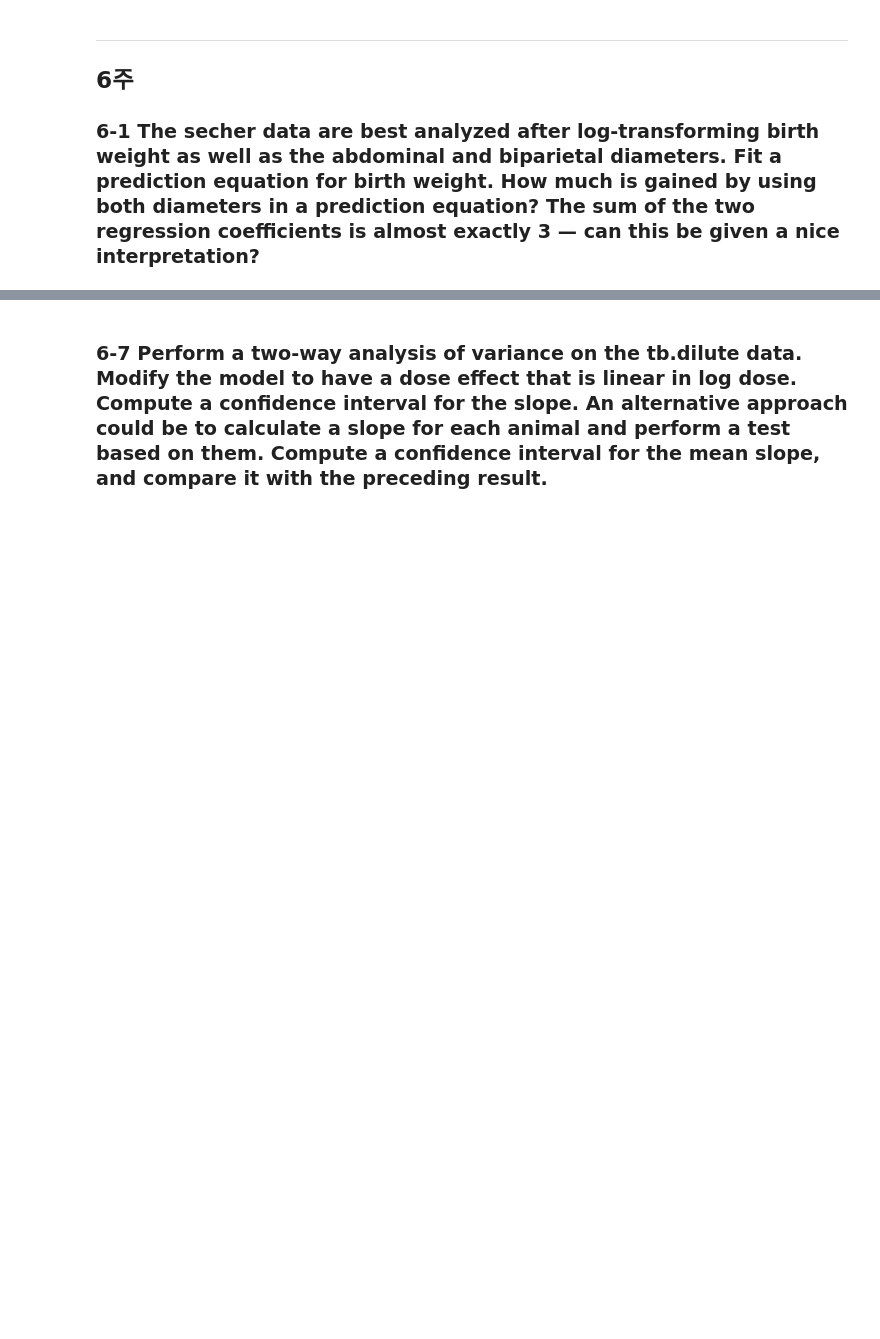
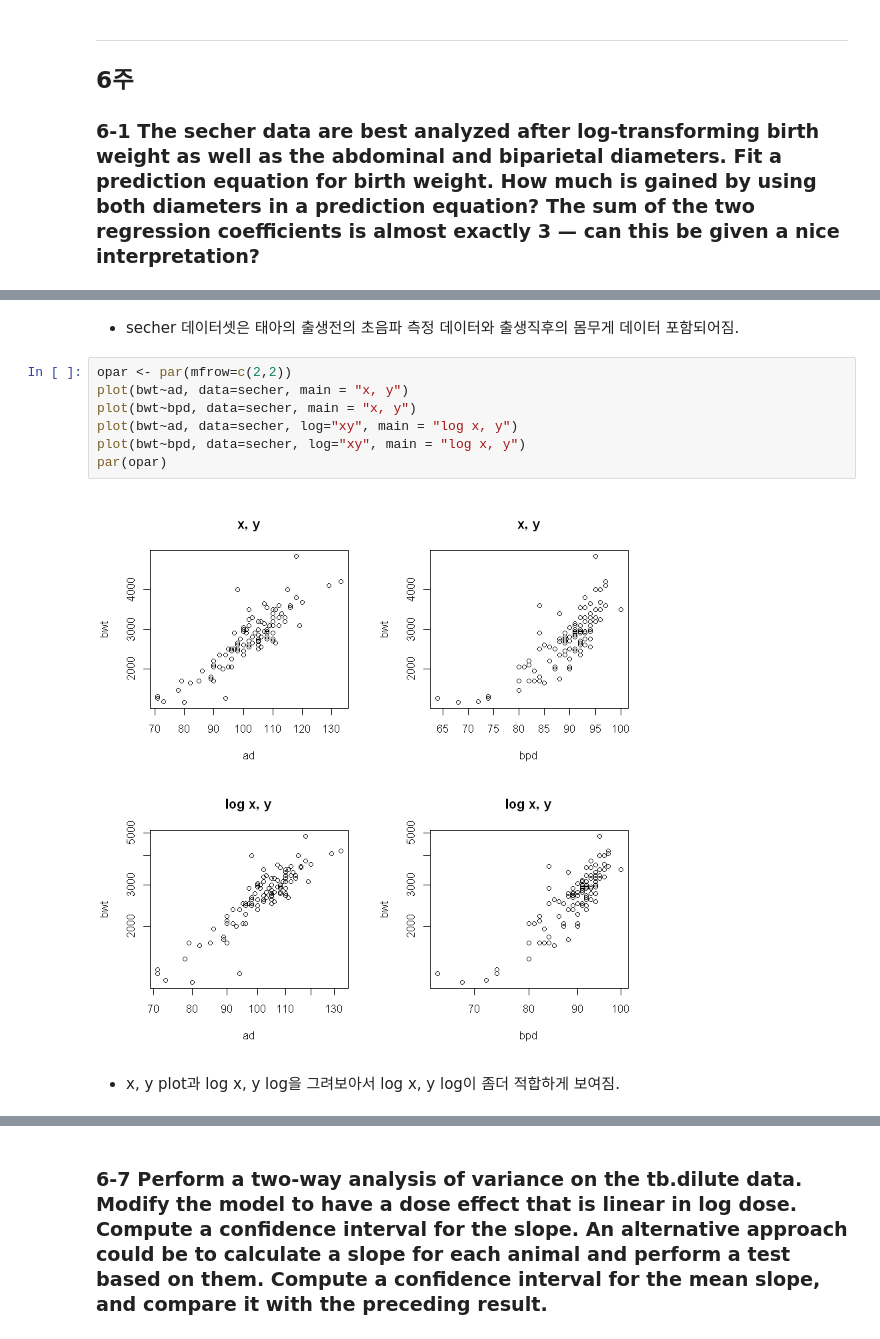
Before and after one commit to braveji18/mystudy, a Jupyter notebook: 01_school/12_데이터분석방법론1/homework_01.ipynb, the cells around one changed output, grey strips where cells are left out. Drawn from its saved outputs; the diff is of its cells as text; blank space fills up the shorter version.

```diff
--- a/01_school/12_데이터분석방법론1/homework_01.ipynb
+++ b/01_school/12_데이터분석방법론1/homework_01.ipynb
@@ -669,0 +690,13 @@ Levels: low intermediate high very high
+# %% [markdown]
+- secher 데이터셋은 태아의 출생전의 초음파 측정 데이터와 출생직후의 몸무게 데이터 포함되어짐.
+# %%
+opar <- par(mfrow=c(2,2))
+plot(bwt~ad, data=secher, main = "x, y")
+plot(bwt~bpd, data=secher, main = "x, y")
+plot(bwt~ad, data=secher, log="xy", main = "log x, y")
+plot(bwt~bpd, data=secher, log="xy", main = "log x, y")
+par(opar)
+# %% [output]
+[figure, added]
+# %% [markdown]
+- x, y plot과 log x, y log을 그려보아서 log x, y  log이 좀더 적합하게 보여짐.
```
Also changed, not shown: parts of 44 cells of this notebook, 1 other file.
